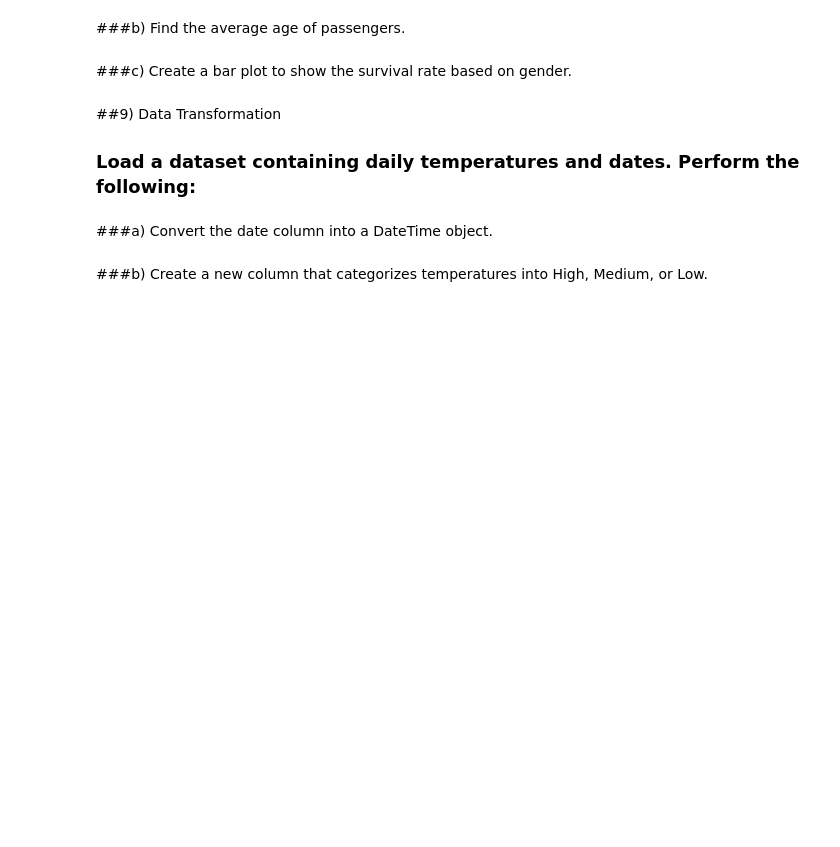
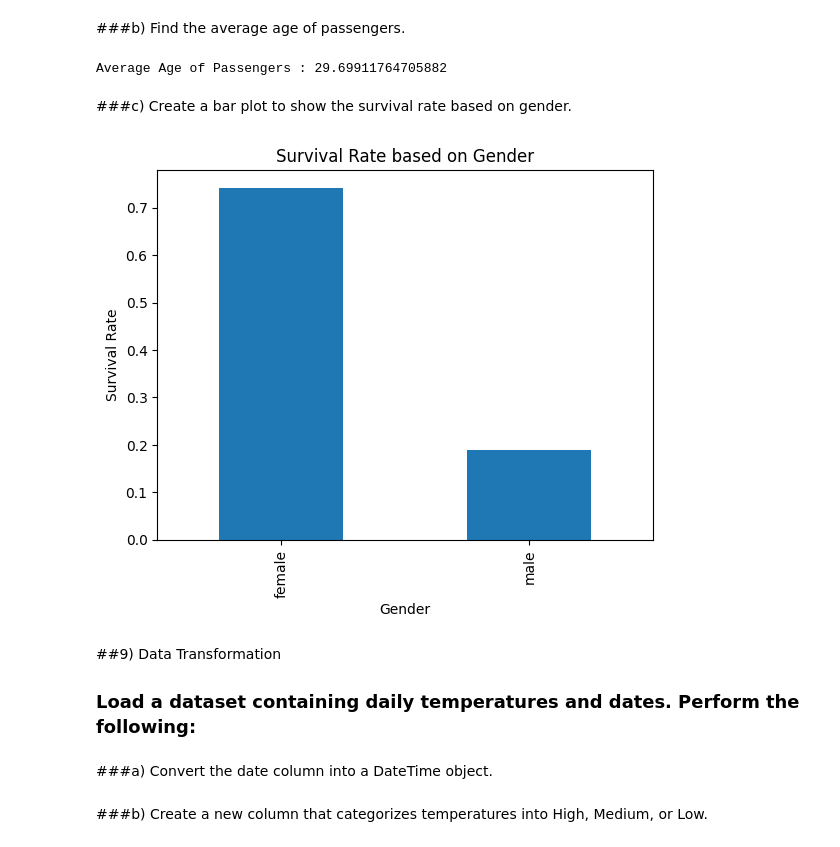
Before and after one commit to K-R-Reddy/MachineLearning, a Jupyter notebook: Assignment2.ipynb, the cells around one changed output. Cells and saved outputs as stored; diff of their text form; code cells hidden in the pictures; blank space fills up the shorter version.

```diff
--- a/Assignment2.ipynb
+++ b/Assignment2.ipynb
@@ -109,3 +181,6 @@ df2 = pd.DataFrame({'ID': [2, 3, 4], 'Age': [25, 30, 22]})
 # %% [markdown]
 ##8) Small EDA task
 ### Load the Titanic dataset (titanic.csv) into a Pandas DataFrame. Perform the following tasks:
+# %%
+titanic=pd.read_csv('/content/Titanic-Dataset.csv')
+print(data)
@@ -114,7 +223,22 @@ df2 = pd.DataFrame({'ID': [2, 3, 4], 'Age': [25, 30, 22]})
 # %% [markdown]
 ###b) Find the average age of passengers.
+# %%
+avg_age=titanic['Age'].mean()
+print("Average Age of Passengers :",avg_age)
+# %% [output]
+Average Age of Passengers : 29.69911764705882
 # %% [markdown]
 ###c) Create a bar plot to show the survival rate based on gender.
+# %%
+import matplotlib.pyplot as plt
+s=titanic.groupby('Sex')['Survived'].mean()
+s.plot(kind='bar')
+plt.xlabel('Gender')
+plt.ylabel('Survival Rate')
+plt.title('Survival Rate based on Gender')
+plt.show()
+# %% [output]
+[figure, added]
 # %% [markdown]
 ##9) Data Transformation
 ### Load a dataset containing daily temperatures and dates. Perform the following:
```
Also changed, not shown: parts of 7 cells of this notebook.
